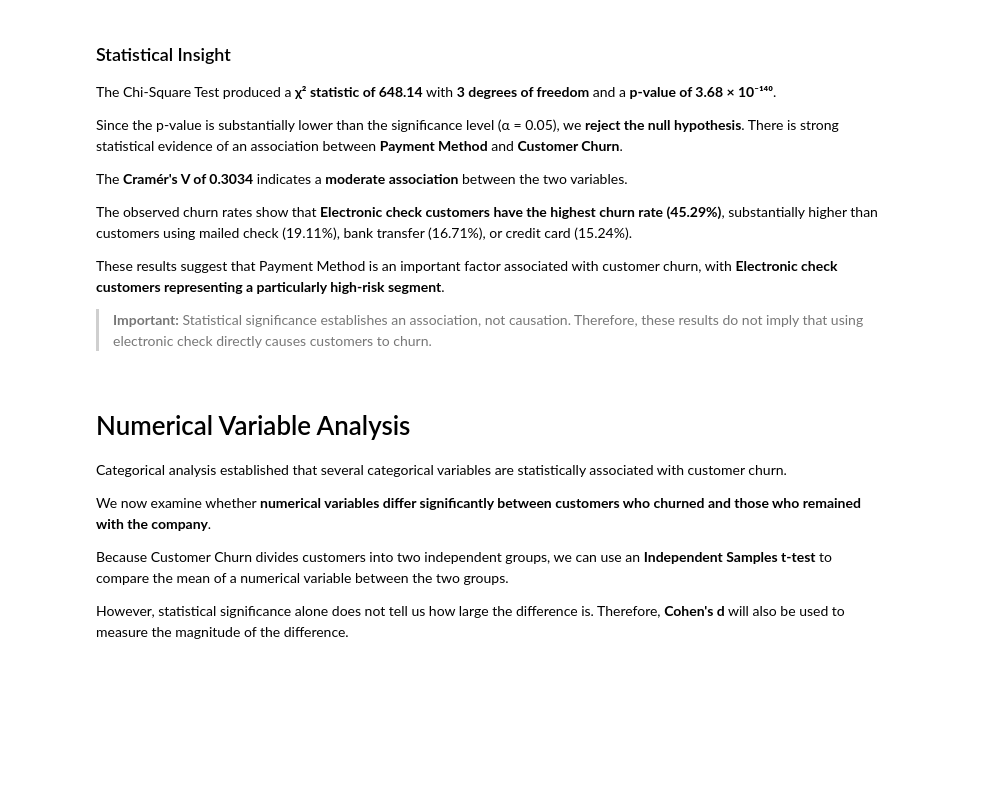
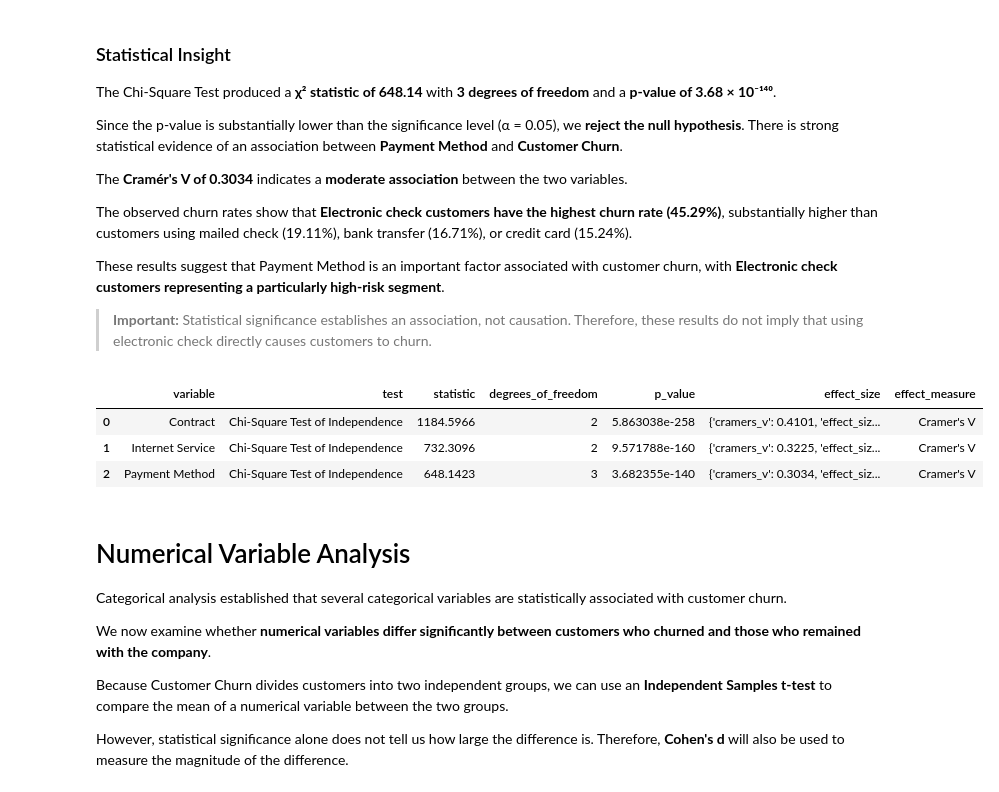
Before and after one commit to ashwathimd/customer-churn-analysis, a Jupyter notebook: notebooks/04_statistical_analysis.ipynb, the cells around one changed output. Cells and saved outputs as stored; diff of their text form; code cells hidden in the pictures; blank space fills up the shorter version.

```diff
--- a/notebooks/04_statistical_analysis.ipynb
+++ b/notebooks/04_statistical_analysis.ipynb
@@ -336,6 +358,48 @@ The observed churn rates show that **Electronic check customers have the highest
 These results suggest that Payment Method is an important factor associated with customer churn, with **Electronic check customers representing a particularly high-risk segment**.
 
 > **Important:** Statistical significance establishes an association, not causation. Therefore, these results do not imply that using electronic check directly causes customers to churn.
+# %%
+categorical_churn_tests = pd.DataFrame([
+    {
+        "variable": "Contract",
+        "test": "Chi-Square Test of Independence",
+        "statistic": contract_chi_square["chi2"],
+        "degrees_of_freedom": contract_chi_square["degrees_of_freedom"],
+        "p_value": contract_chi_square["p_value"],
+        "effect_size": contract_effect,
+        "effect_measure": "Cramer's V"
+    },
+    {
+        "variable": "Internet Service",
+        "test": "Chi-Square Test of Independence",
+        "statistic": internet_chi_square["chi2"],
+        "degrees_of_freedom": internet_chi_square["degrees_of_freedom"],
+        "p_value": internet_chi_square["p_value"],
+        "effect_size": internet_effect,
+        "effect_measure": "Cramer's V"
+    },
+    {
+        "variable": "Payment Method",
+        "test": "Chi-Square Test of Independence",
+        "statistic": payment_chi_square["chi2"],
+        "degrees_of_freedom": payment_chi_square["degrees_of_freedom"],
+        "p_value": payment_chi_square["p_value"],
+        "effect_size": payment_effect,
+        "effect_measure": "Cramer's V"
+    }
+])
+
+categorical_churn_tests.to_csv(
+    output_statistical / "categorical_churn_tests.csv",
+    index=False
+)
+
+categorical_churn_tests
+# %% [output]
+|  | variable | test | statistic | degrees_of_freedom | p_value | effect_size | effect_measure |
+| 0 | Contract | Chi-Square Test of Independence | 1184.5966 | 2 | 5.863038e-258 | {'cramers_v': 0.4101, 'effect_siz... | Cramer's V |
+| 1 | Internet Service | Chi-Square Test of Independence | 732.3096 | 2 | 9.571788e-160 | {'cramers_v': 0.3225, 'effect_siz... | Cramer's V |
+| 2 | Payment Method | Chi-Square Test of Independence | 648.1423 | 3 | 3.682355e-140 | {'cramers_v': 0.3034, 'effect_siz... | Cramer's V |
 # %% [markdown]
 # Numerical Variable Analysis
 
```
Also changed, not shown: parts of 7 cells of this notebook, 26 other files.
